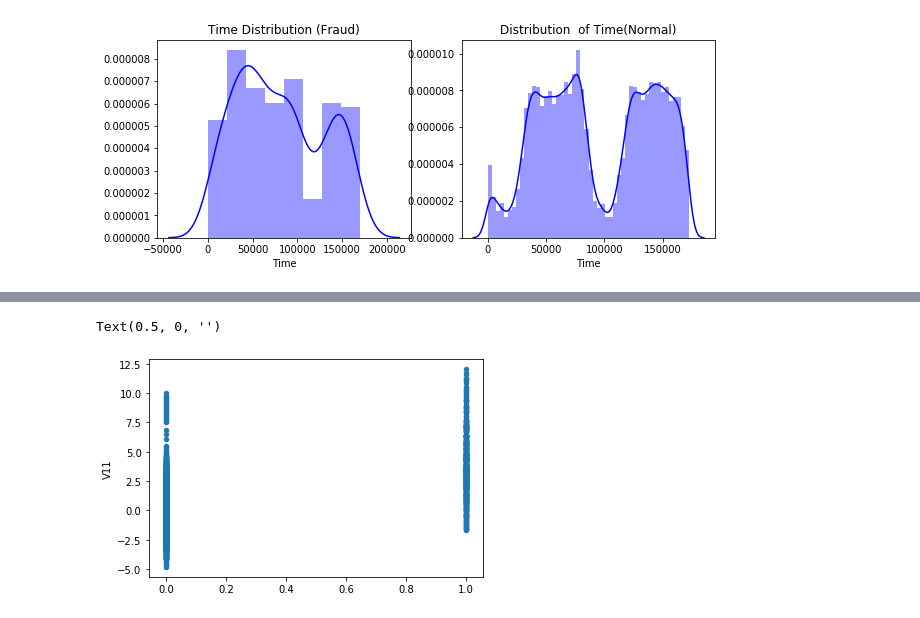
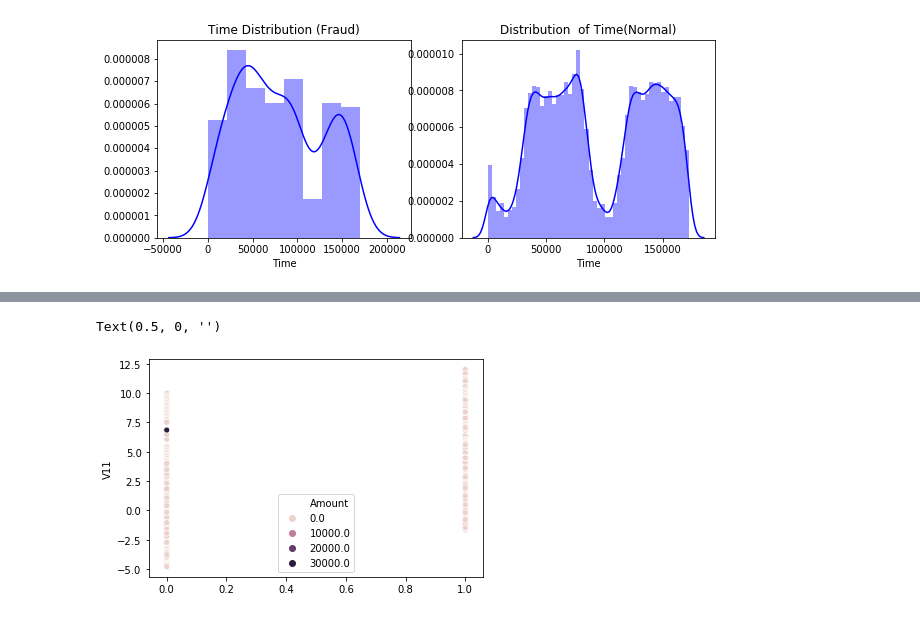
Before and after one commit to NewtoIBM/data_student, a Jupyter notebook: Egor_Capstone_2.ipynb, the cells around one changed output, grey strips where cells are left out. Saved outputs shown, nothing was run; the diff lists cells and outputs as text; code cells hidden in the pictures.

```diff
--- a/Egor_Capstone_2.ipynb
+++ b/Egor_Capstone_2.ipynb
@@ -234,0 +22,5 @@ plt.show();
+# %%
+# Import  Data  and loading our dataset
+cards = '/Users/egoretc/Desktop/'
+cardsdf=  pd.read_csv(cards + 'creditcard.csv')
+cardsdf.head(10)
@@ -311,9 +273,13 @@ Text(0.5, 0, '')
 # %%
-cardsdf.plot.scatter(x='Class',
+sns.scatterplot(x='Class',
 
-                     y='V11'
+                     y='V11',
+
+                     hue = 'Amount',
+
+                     data=cardsdf
 
                     ) ;plt.title('');plt.xlabel('')
 # %% [output]
 Text(0.5, 0, '')
-[figure, old version]
+[figure, new version]
```
Also changed, not shown: parts of 60 cells of this notebook.
